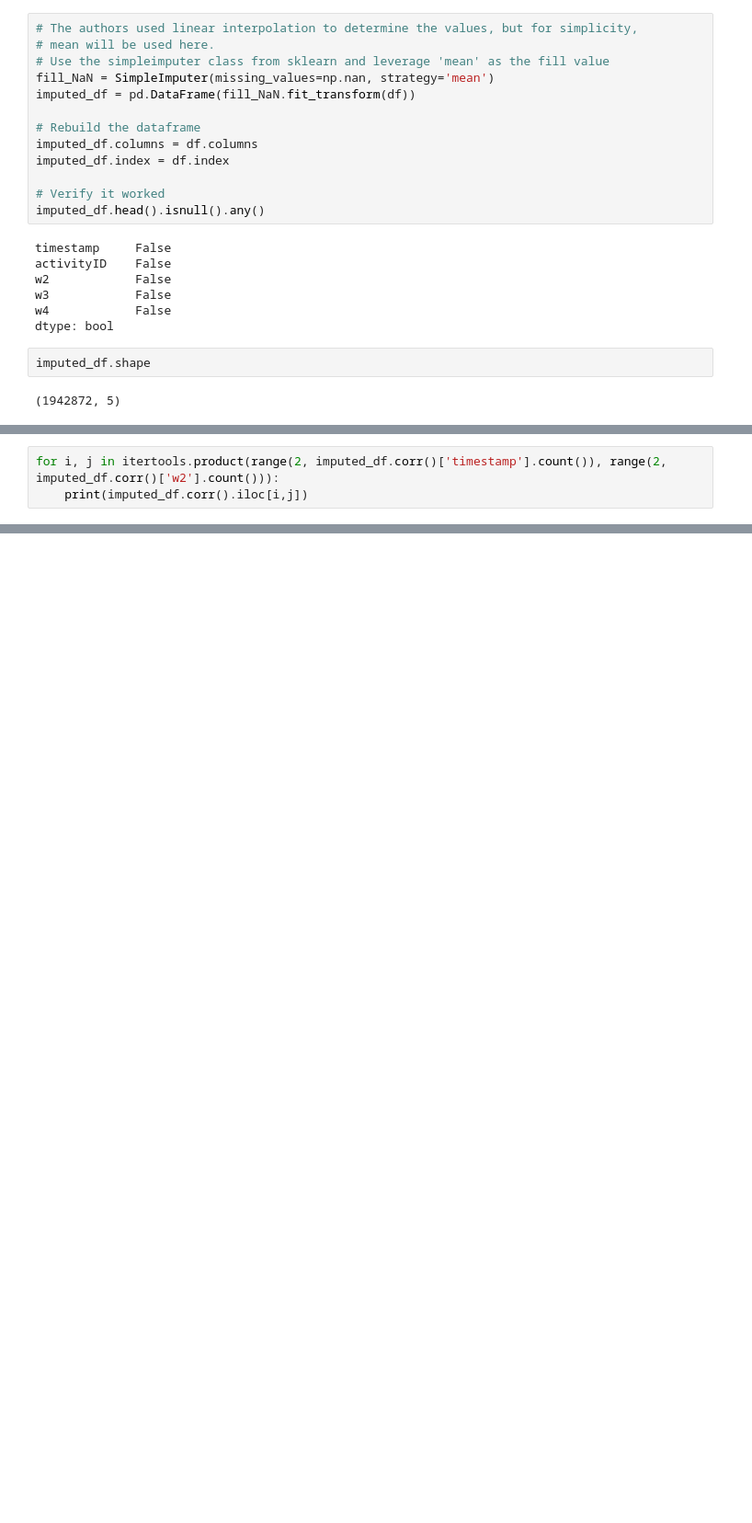
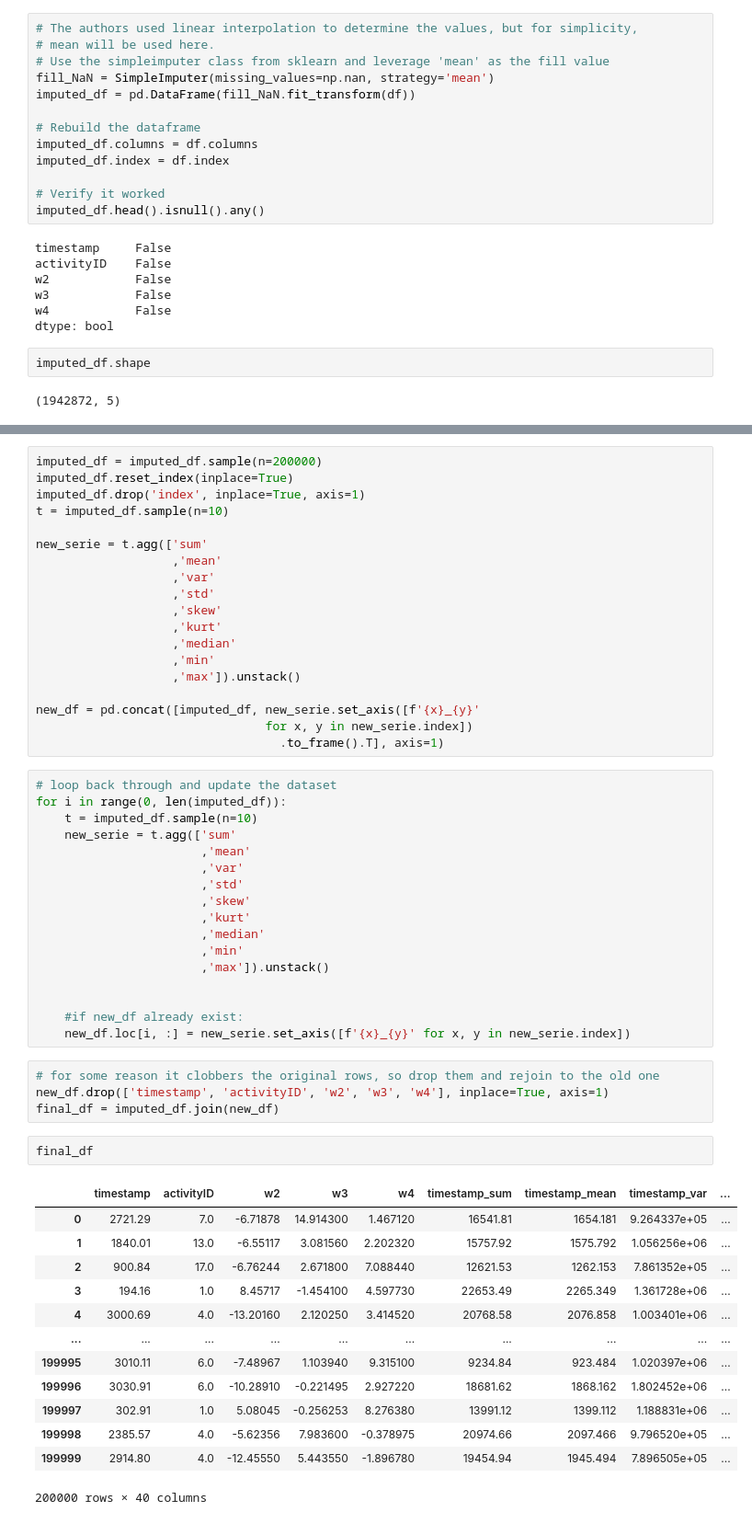
Before and after one commit to The-Loud/DSC-540, a Jupyter notebook: Assn-8/Martinez-assn-8.ipynb, the cells around one changed output, grey strips where cells are left out. Shown at 92% size. Saved outputs shown, nothing was run; the diff lists cells and outputs as text; blank space fills up the shorter version.

```diff
--- a/Assn-8/Martinez-assn-8.ipynb
+++ b/Assn-8/Martinez-assn-8.ipynb
@@ -208,3 +163,0 @@ df.head()
-# %%
-for i, j in itertools.product(range(2, imputed_df.corr()['timestamp'].count()), range(2, imputed_df.corr()['w2'].count())):
-    print(imputed_df.corr().iloc[i,j])
@@ -265,0 +180,56 @@ plt.grid(True)
+# %%
+imputed_df = imputed_df.sample(n=200000)
+imputed_df.reset_index(inplace=True)
+imputed_df.drop('index', inplace=True, axis=1)
+t = imputed_df.sample(n=10)
+
+new_serie = t.agg(['sum'
+                   ,'mean'
+                   ,'var'
+                   ,'std'
+                   ,'skew'
+                   ,'kurt'
+                   ,'median'
+                   ,'min'
+                   ,'max']).unstack()
+
+new_df = pd.concat([imputed_df, new_serie.set_axis([f'{x}_{y}'
+                                for x, y in new_serie.index])
+                                  .to_frame().T], axis=1)
+# %%
+# loop back through and update the dataset
+for i in range(0, len(imputed_df)):
+    t = imputed_df.sample(n=10)
+    new_serie = t.agg(['sum'
+                       ,'mean'
+                       ,'var'
+                       ,'std'
+                       ,'skew'
+                       ,'kurt'
+                       ,'median'
+                       ,'min'
+                       ,'max']).unstack()
+
+
+    #if new_df already exist:
+    new_df.loc[i, :] = new_serie.set_axis([f'{x}_{y}' for x, y in new_serie.index])
+# %%
+# for some reason it clobbers the original rows, so drop them and rejoin to the old one
+new_df.drop(['timestamp', 'activityID', 'w2', 'w3', 'w4'], inplace=True, axis=1)
+final_df = imputed_df.join(new_df)
+# %%
+final_df
+# %% [output]
+|  | timestamp | activityID | w2 | w3 | w4 | timestamp_sum | timestamp_mean | timestamp_var | ... |
+| 0 | 2721.29 | 7.0 | -6.71878 | 14.914300 | 1.467120 | 16541.81 | 1654.181 | 9.264337e+05 | ... |
+| 1 | 1840.01 | 13.0 | -6.55117 | 3.081560 | 2.202320 | 15757.92 | 1575.792 | 1.056256e+06 | ... |
+| 2 | 900.84 | 17.0 | -6.76244 | 2.671800 | 7.088440 | 12621.53 | 1262.153 | 7.861352e+05 | ... |
+| 3 | 194.16 | 1.0 | 8.45717 | -1.454100 | 4.597730 | 22653.49 | 2265.349 | 1.361728e+06 | ... |
+| 4 | 3000.69 | 4.0 | -13.20160 | 2.120250 | 3.414520 | 20768.58 | 2076.858 | 1.003401e+06 | ... |
+| ... | ... | ... | ... | ... | ... | ... | ... | ... | ... |
+| 199995 | 3010.11 | 6.0 | -7.48967 | 1.103940 | 9.315100 | 9234.84 | 923.484 | 1.020397e+06 | ... |
+| 199996 | 3030.91 | 6.0 | -10.28910 | -0.221495 | 2.927220 | 18681.62 | 1868.162 | 1.802452e+06 | ... |
+| 199997 | 302.91 | 1.0 | 5.08045 | -0.256253 | 8.276380 | 13991.12 | 1399.112 | 1.188831e+06 | ... |
+| 199998 | 2385.57 | 4.0 | -5.62356 | 7.983600 | -0.378975 | 20974.66 | 2097.466 | 9.796520e+05 | ... |
+| 199999 | 2914.80 | 4.0 | -12.45550 | 5.443550 | -1.896780 | 19454.94 | 1945.494 | 7.896505e+05 | ... |
+200000 rows × 40 columns
```
Also changed, not shown: parts of 37 cells of this notebook, 1 other file.
